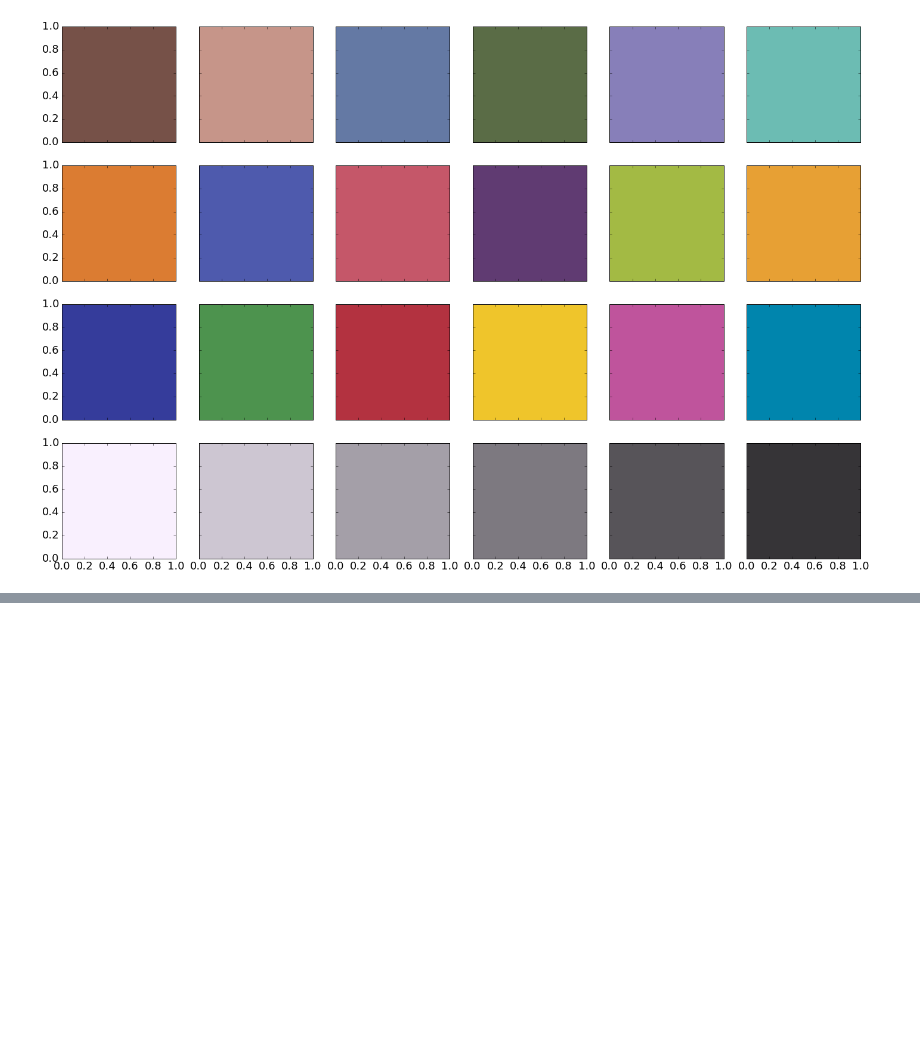
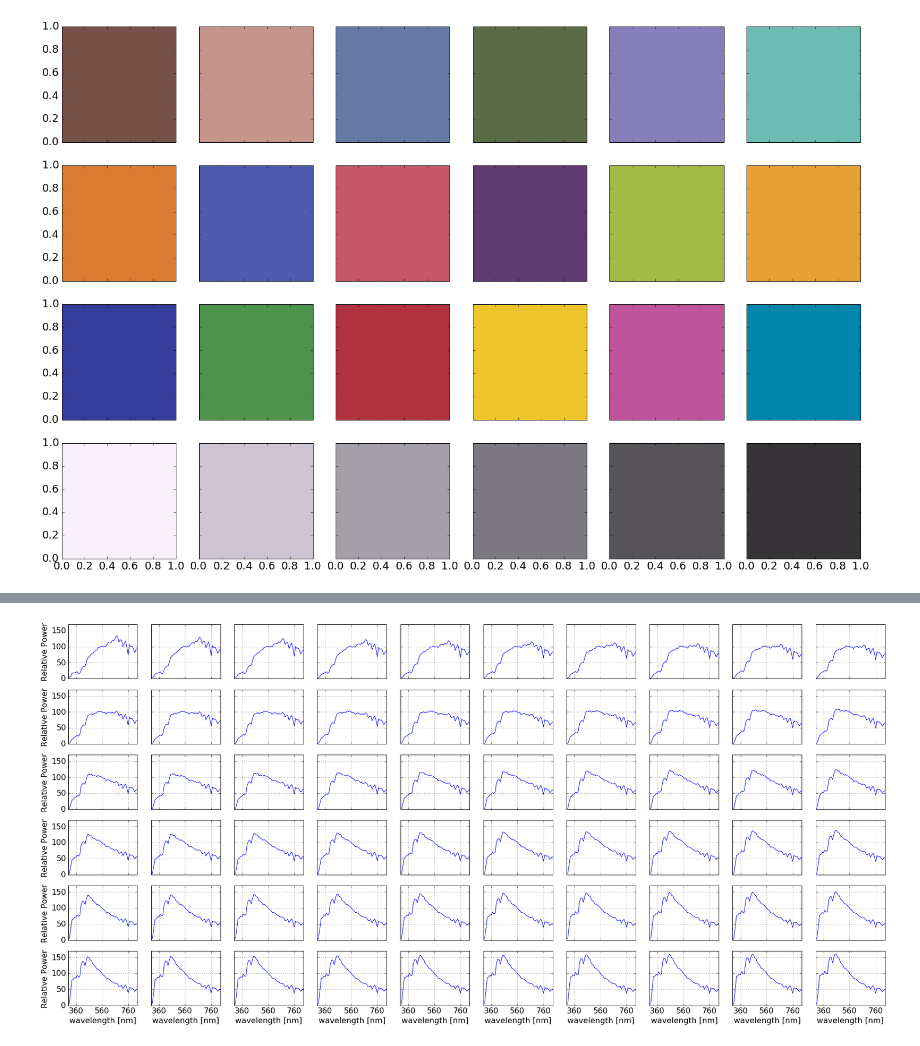
Before and after one commit to toru-ver4/sip, a Jupyter notebook: SciPy/color_patch_analysis/check_fundamental_data.ipynb, the cells around one changed output, grey strips where cells are left out. Drawn from its saved outputs; the diff is of its cells as text; code cells hidden in the pictures; blank space fills up the shorter version.

```diff
--- a/SciPy/color_patch_analysis/check_fundamental_data.ipynb
+++ b/SciPy/color_patch_analysis/check_fundamental_data.ipynb
@@ -64,0 +68,8 @@ Caution! Overflow has occured.
+# %%
+%matplotlib inline
+import check_fundamental_data as cfd
+import imp
+imp.reload(cfd)
+cfd.plot_d_illuminant()
+# %% [output]
+[figure, added]
```
Also changed, not shown: parts of 2 cells of this notebook, 2 other files.
